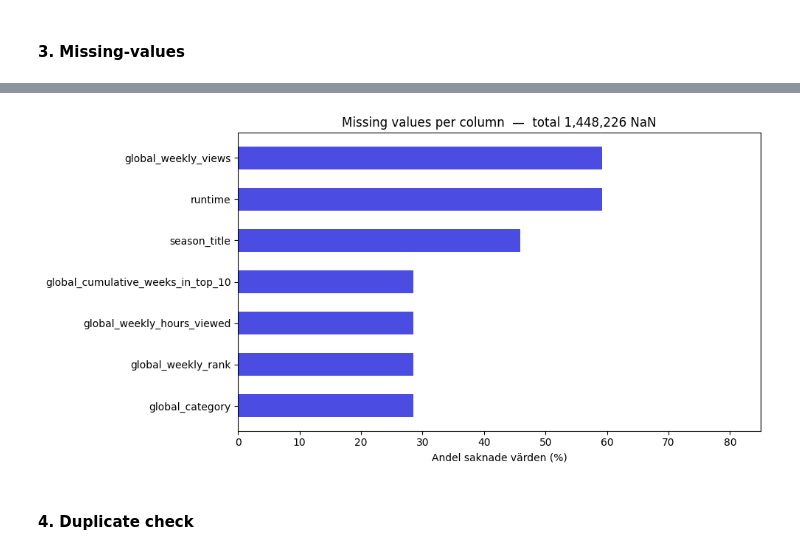
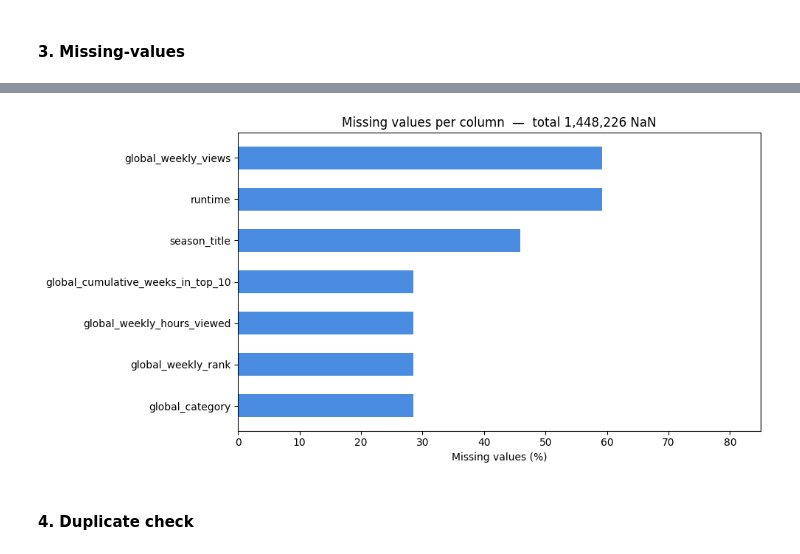
Before and after one commit to Akina-Aoki/Netflix_Analytics_DE_UX, a Jupyter notebook: eda/maarcus_netflix_EDA.ipynb, the cells around one changed output, grey strips where cells are left out. Drawn from its saved outputs; the diff is of its cells as text; code cells hidden in the pictures.

```diff
--- a/eda/maarcus_netflix_EDA.ipynb
+++ b/eda/maarcus_netflix_EDA.ipynb
@@ -103,35 +103,29 @@ global_weekly_views                   308022
 global_cumulative_weeks_in_top_10     148348
 dtype: int64
 # %%
-# Beräknar statistik för saknade värden (NaN)
-null_counts = netflix.isnull().sum() # Räknar antal tomma celler per kolumn
-null_pct = (null_counts / len(netflix) * 100).round(1) # Räknar ut andelen (%) och rundar till en decimal
+# Calculate statistik for missing values (NaN)
+null_counts = netflix.isnull().sum()
+null_pct = (null_counts / len(netflix) * 100).round(1)
 
-# Skapar en ny tabell (DataFrame) med resultaten
 null_df = pd.DataFrame({'nulls': null_counts, 'pct': null_pct})
 
-# Filtrerar bort kolumner utan tomma värden och sortera efter lägst till högst andel
+# Filter out columns without missing values and sort by lowest to highest percentage
 null_df = null_df[null_df['nulls'] > 0].sort_values('pct', ascending=True)
 
-# Skapar själva figuren och axeln (ritytan)
 fig, ax = plt.subplots(figsize=(10, 5))
 
-# Skapa ett liggande stapeldiagram (barh)
-# Använder kolumnnamn som etiketter och procent som längd på staplarna
-ax.barh(null_df.index, null_df['pct'], color="#4A4CE2", height=0.55)
+ax.barh(null_df.index, null_df['pct'], color="#4A8CE2", height=0.55)
 
-# Lägg till etikett på X-axeln och en titel
-ax.set_xlabel('Andel saknade värden (%)')
+ax.set_xlabel('Missing values (%)')
 ax.set_title(f"Missing values per column  —  total {netflix.isnull().sum().sum():,} NaN")
 
-# Sätter gränsen för X-axeln upp till 85% för bättre överblick
+# Set the X-axis limit to 85% for better readability
 ax.set_xlim(0, 85)
 
-# Justerar layouten och visa diagrammet
 plt.tight_layout()
 plt.show()
 # %% [output]
-[figure, old version]
+[figure, new version]
 # %% [markdown]
 #### 4. Duplicate check
 # %%
```
Also changed, not shown: parts of 4 cells of this notebook.
